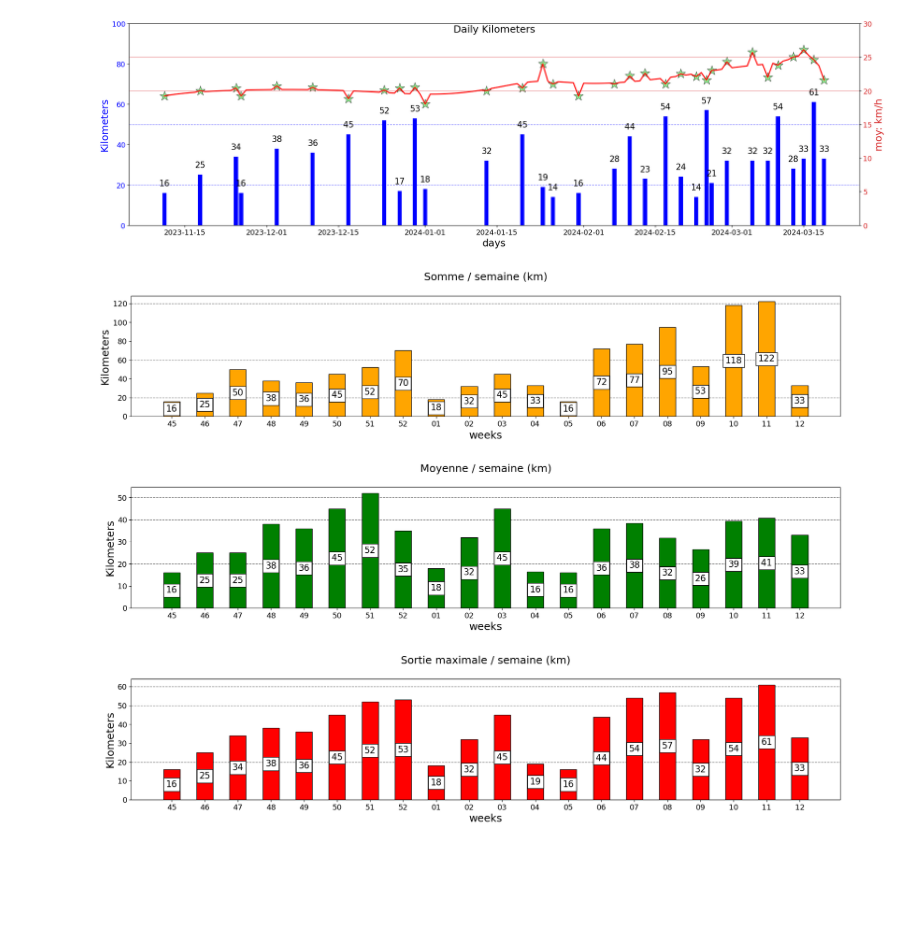
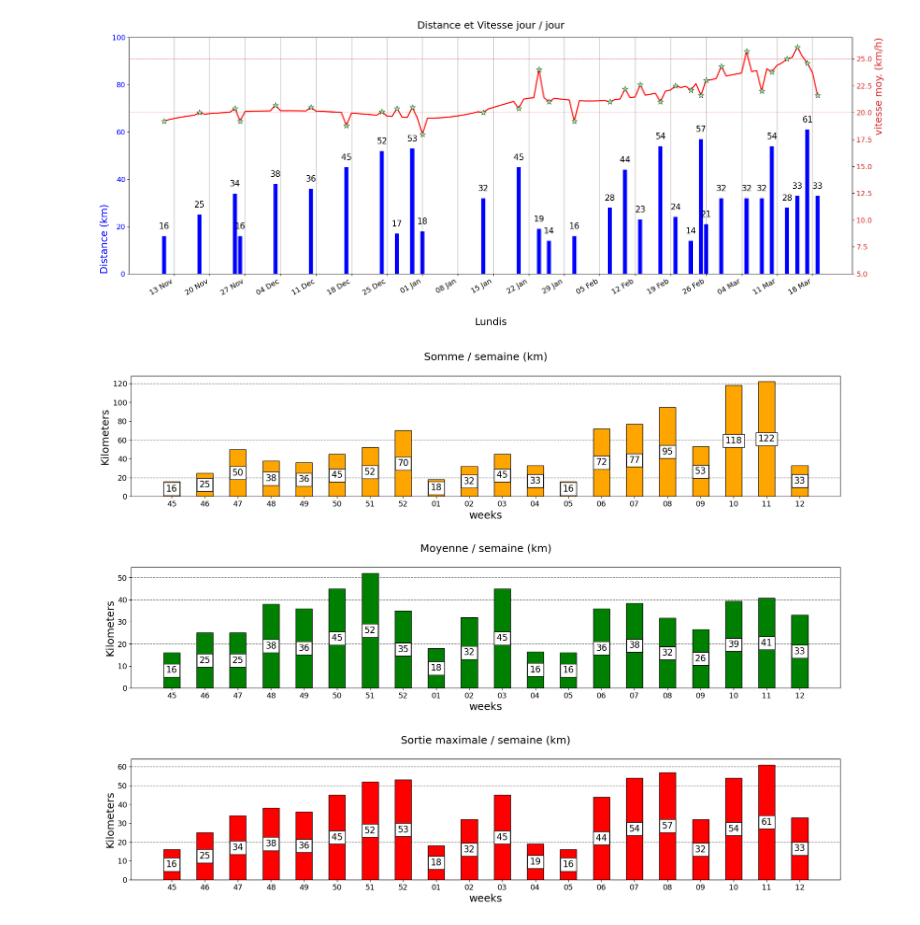
Before and after one commit to RichardHitier/visu-velo, a Jupyter notebook: notebooks/ReadPlotVelo.ipynb, the cells around one changed output. Cells and saved outputs as stored; diff of their text form; code cells hidden in the pictures; blank space fills up the shorter version.

Commit message:
Tweak xticks

```diff
--- a/notebooks/ReadPlotVelo.ipynb
+++ b/notebooks/ReadPlotVelo.ipynb
@@ -27,42 +27,51 @@ moy_reindexed=moy_df.reindex(new_idx)
 # %%
 
 label_fontsize = 18
 bar_color = "blue"
 moy_color = "red"
+monday_idx = pd.date_range(start=km_df.index[0], end=km_df.index[-1], freq=pd.offsets.Week(weekday=0))
 
 # print(moy_reindexed)
-fig, ax1 = plt.subplots(1, figsize=(20,6))
+fig, ax1 = plt.subplots(1, figsize=(20,8))
+ax1.set_title("Distance et Vitesse jour / jour", y=1.0, pad=16)
 ax1.set_ylim([0, 100])
-ax1.tick_params(axis='x', labelsize=label_fontsize-5)
-ax1.set_xlabel("days", fontsize=label_fontsize)
-ax1.set_title("Daily Kilometers", y=1.0, pad=-16)
+
+ax1.tick_params(axis='x', labelsize=label_fontsize-5, rotation=30)
+ax1.xaxis.set_major_formatter(mdates.DateFormatter('%d %b'))
+ax1.set_xticks(monday_idx)
+ax1.set_xticklabels (ax1.get_xticklabels(), ha="right")
+
+ax1.set_xlabel("Lundis", fontsize=label_fontsize, labelpad=38.0)
 
 bar_container = ax1.bar(km_reindexed.index, km_reindexed, color=bar_color, width=0.8)
 ax1.bar_label(bar_container, label_type="edge", padding=10, zorder=8, color="black", fontsize=15)
               # bbox=dict(facecolor='white', edgecolor='black'))
-ax1.set_ylabel("Kilometers", color=bar_color, fontsize=label_fontsize)
+ax1.set_ylabel("Distance (km)", color=bar_color, fontsize=label_fontsize, loc="bottom")
 ax1.tick_params(axis='y', labelcolor=bar_color, labelsize=label_fontsize-5)
 ax1.title.set_size(18)
 
-for _hl in [20, 50]:
-    ax1.axhline( _hl, color = bar_color, lw=1,  alpha=0.5, linestyle = '--')
+for monday in monday_idx:
+    plt.axvline(monday,color='black', lw=0.5, alpha=0.5, linestyle='-')
+
+# for _hl in [20, 50]:
+#     ax1.axhline( _hl, color = bar_color, lw=0.5,  alpha=1, linestyle = '--')
 
 ax2 = ax1.twinx()  # instantiate a second axes that shares the same x-axis
-ax2.set_ylim([0, 30])
+ax2.set_ylim([5, 27])
 color = 'tab:red'
 for _hl in [20, 25]:
-    ax2.axhline( _hl, color = color, lw=1,  alpha=0.5, linestyle = '-')
+    ax2.axhline( _hl, color = color, lw=0.5,  alpha=1, linestyle = '--')
 
-ax2.set_ylabel('moy: km/h', color=color, fontsize=label_fontsize)  # we already handled the x-label with ax1
+ax2.set_ylabel('vitesse moy. (km/h)', color=color, fontsize=label_fontsize, loc="top")  # we already handled the x-label with ax1
 ax2.plot(moy_reindexed.index, moy_reindexed.interpolate(method="spline", order=5), color="red", lw=2, zorder=-4)
 # ax2.plot(moy_reindexed.index, moy_reindexed, color="red", lw=2, zorder=-4)
-ax2.scatter(moy_reindexed.index, moy_reindexed, marker="*", zorder=-30, color="lightgreen", edgecolor="black", lw=0.5, s=320)
+ax2.scatter(moy_reindexed.index, moy_reindexed, marker="*", zorder=3, color="lightgreen", edgecolor="black", lw=0.5, s=120)
 ax2.tick_params(axis='y', labelcolor=color, labelsize=label_fontsize-5)
 
 fig.tight_layout()  # otherwise the right y-label is slightly clipped
 plt.show()
 # %% [output]
-[figure, old version]
+[figure, new version]
 # %%
 
 
```
